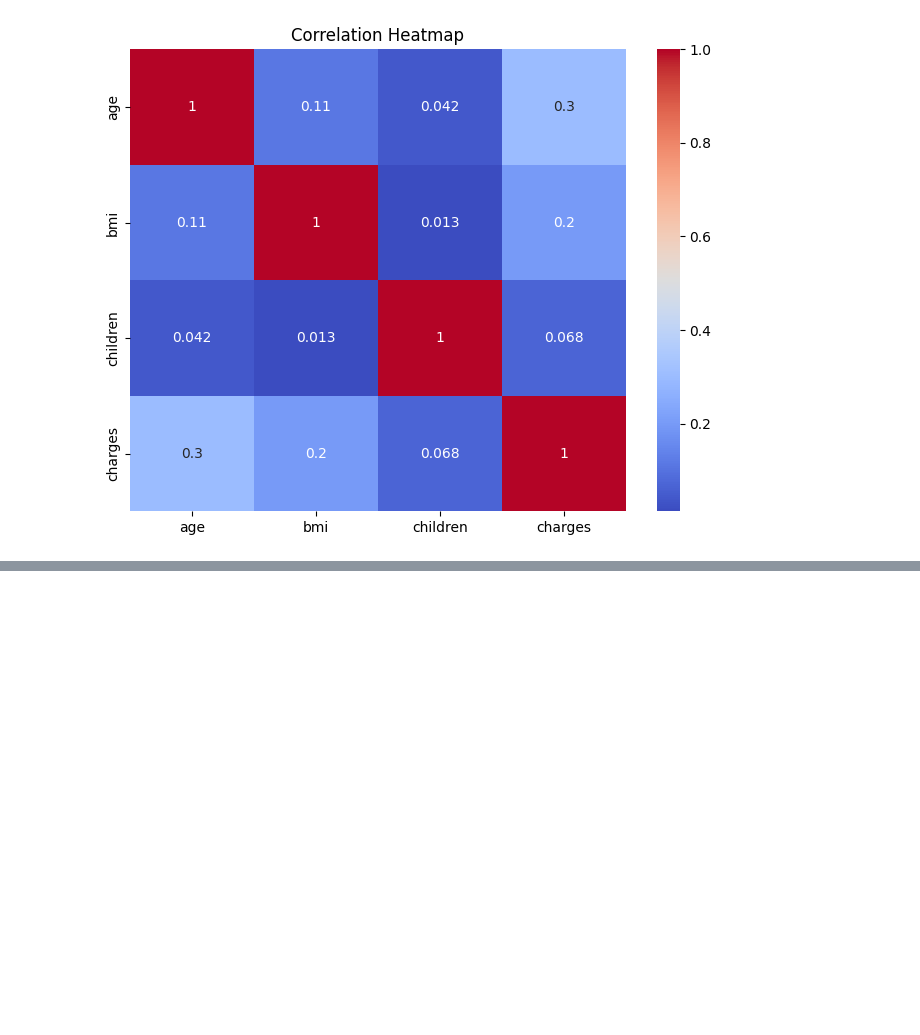
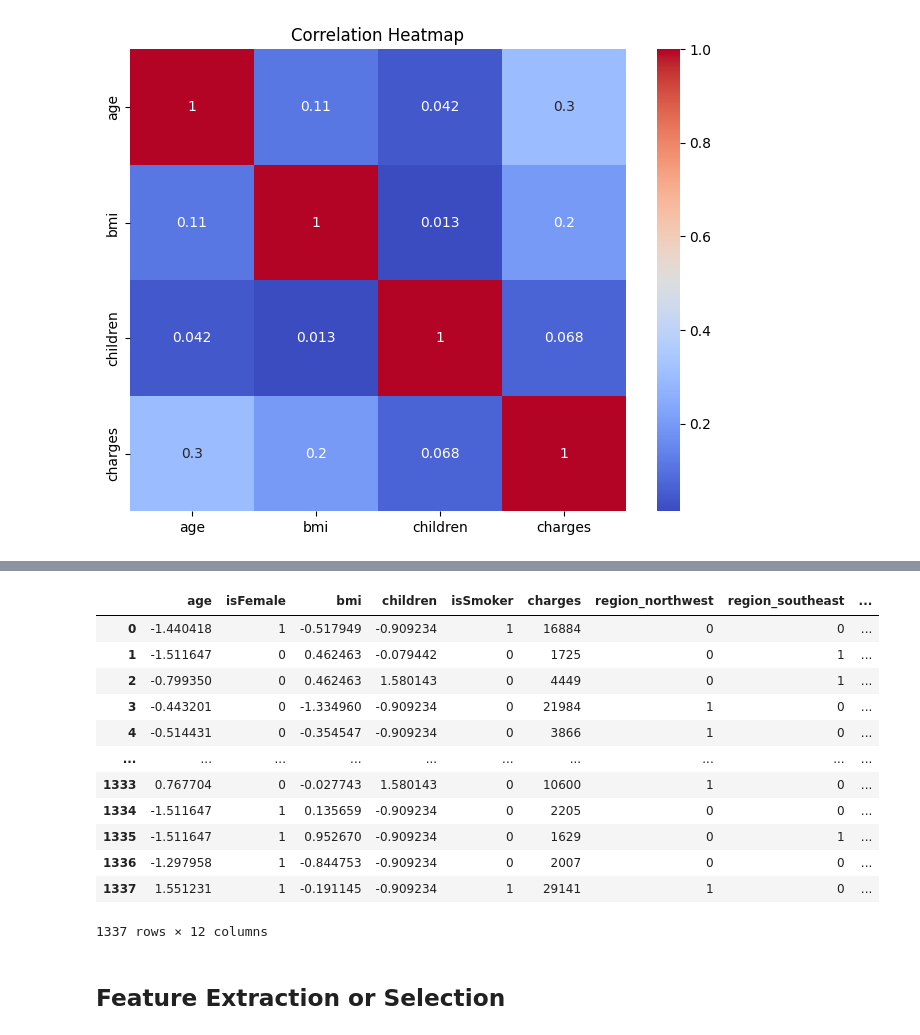
Before and after one commit to heyibad/ai-engineering-projects, a Jupyter notebook: eda-insurance.ipynb, the cells around one changed output, grey strips where cells are left out. Cells and saved outputs as stored; diff of their text form; code cells hidden in the pictures; blank space fills up the shorter version.

```diff
--- a/eda-insurance.ipynb
+++ b/eda-insurance.ipynb
@@ -116,0 +280,24 @@ Text(0.5, 1.0, 'Correlation Heatmap')
+# %%
+from sklearn.preprocessing import StandardScaler
+
+scaler = StandardScaler()
+numeric_cols = ['age', 'bmi', 'children'] # not charges beacuse it will be a output variable
+df_clearned[numeric_cols] = scaler.fit_transform(df_clearned[numeric_cols]) # Standardizing the numeric columns: a/c to z-score standardization values will be between -3 and 3
+# %%
+df_clearned
+# %% [output]
+|  | age | isFemale | bmi | children | isSmoker | charges | region_northwest | region_southeast | ... |
+| 0 | -1.440418 | 1 | -0.517949 | -0.909234 | 1 | 16884 | 0 | 0 | ... |
+| 1 | -1.511647 | 0 | 0.462463 | -0.079442 | 0 | 1725 | 0 | 1 | ... |
+| 2 | -0.799350 | 0 | 0.462463 | 1.580143 | 0 | 4449 | 0 | 1 | ... |
+| 3 | -0.443201 | 0 | -1.334960 | -0.909234 | 0 | 21984 | 1 | 0 | ... |
+| 4 | -0.514431 | 0 | -0.354547 | -0.909234 | 0 | 3866 | 1 | 0 | ... |
+| ... | ... | ... | ... | ... | ... | ... | ... | ... | ... |
+| 1333 | 0.767704 | 0 | -0.027743 | 1.580143 | 0 | 10600 | 1 | 0 | ... |
+| 1334 | -1.511647 | 1 | 0.135659 | -0.909234 | 0 | 2205 | 0 | 0 | ... |
+| 1335 | -1.511647 | 1 | 0.952670 | -0.909234 | 0 | 1629 | 0 | 1 | ... |
+| 1336 | -1.297958 | 1 | -0.844753 | -0.909234 | 0 | 2007 | 0 | 0 | ... |
+| 1337 | 1.551231 | 1 | -0.191145 | -0.909234 | 1 | 29141 | 1 | 0 | ... |
+1337 rows × 12 columns
+# %% [markdown]
+## Feature Extraction or Selection
```
Also changed, not shown: parts of 25 cells of this notebook.
